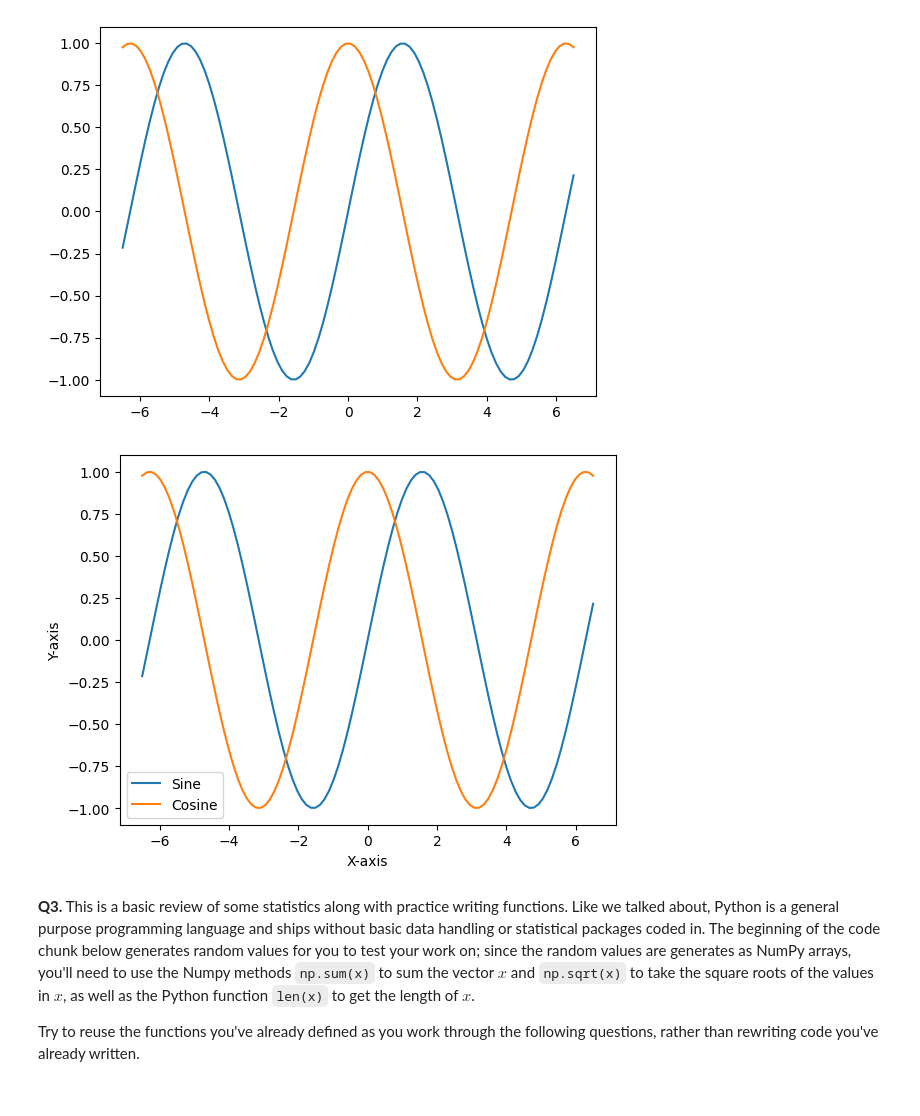
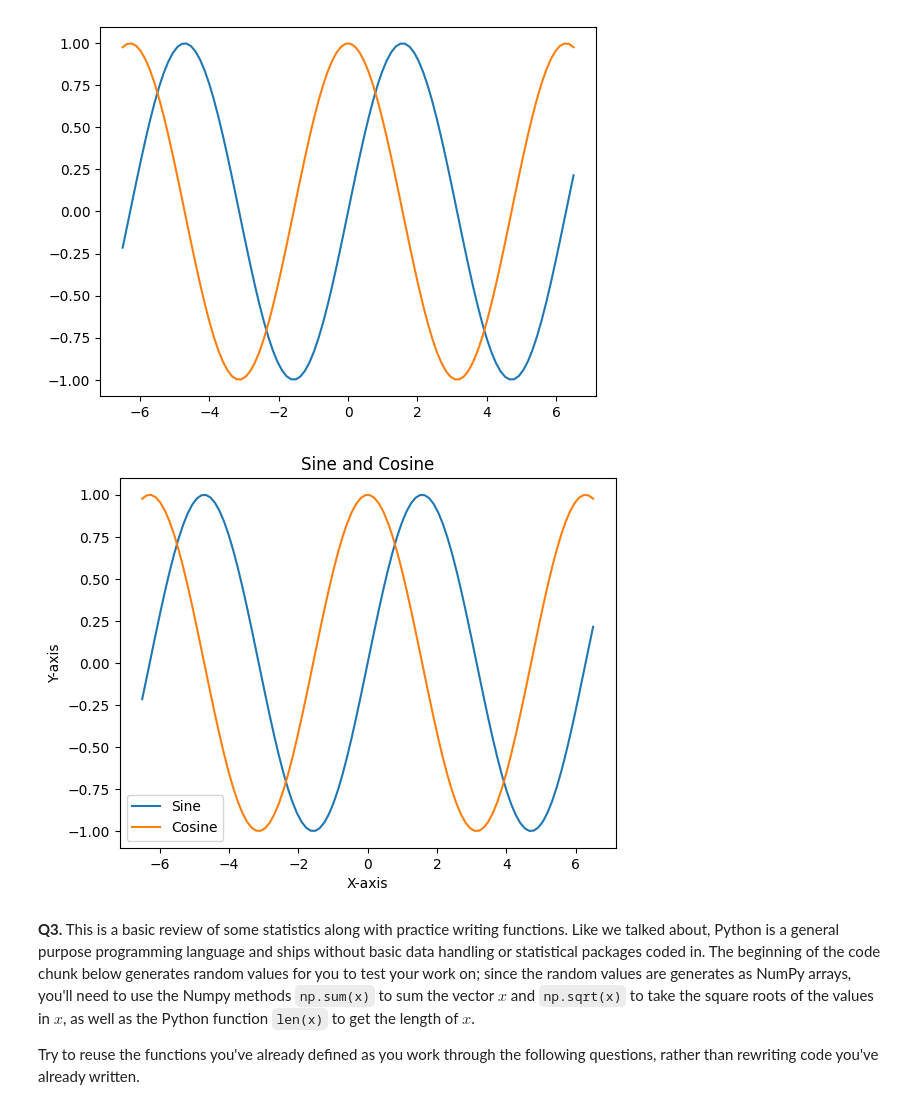
Before and after one commit to charlie-perez-35/DS3001-programming, a Jupyter notebook: assignment_programming.ipynb, the cells around one changed output. Drawn from its saved outputs; the diff is of its cells as text; code cells hidden in the pictures.

```diff
--- a/assignment_programming.ipynb
+++ b/assignment_programming.ipynb
@@ -102,13 +102,14 @@ plt.show()
 # %%
 # 12
 plt.plot(x, y, label='Sine')
 plt.plot(x, z, label='Cosine')
 plt.xlabel('X-axis')
 plt.ylabel('Y-axis')
 plt.legend(loc='lower left')
+plt.title('Sine and Cosine')
 plt.show()
 # %% [output]
-[figure, old version]
+[figure, new version]
 # %% [markdown]
 **Q3.** This is a basic review of some statistics along with practice writing functions. Like we talked about, Python is a general purpose programming language and ships without basic data handling or statistical packages coded in. The beginning of the code chunk below generates random values for you to test your work on; since the random values are generates as NumPy arrays, you'll need to use the Numpy methods `np.sum(x)` to sum the vector $x$ and `np.sqrt(x)` to take the square roots of the values in $x$, as well as the Python function `len(x)` to get the length of $x$.
 
```
